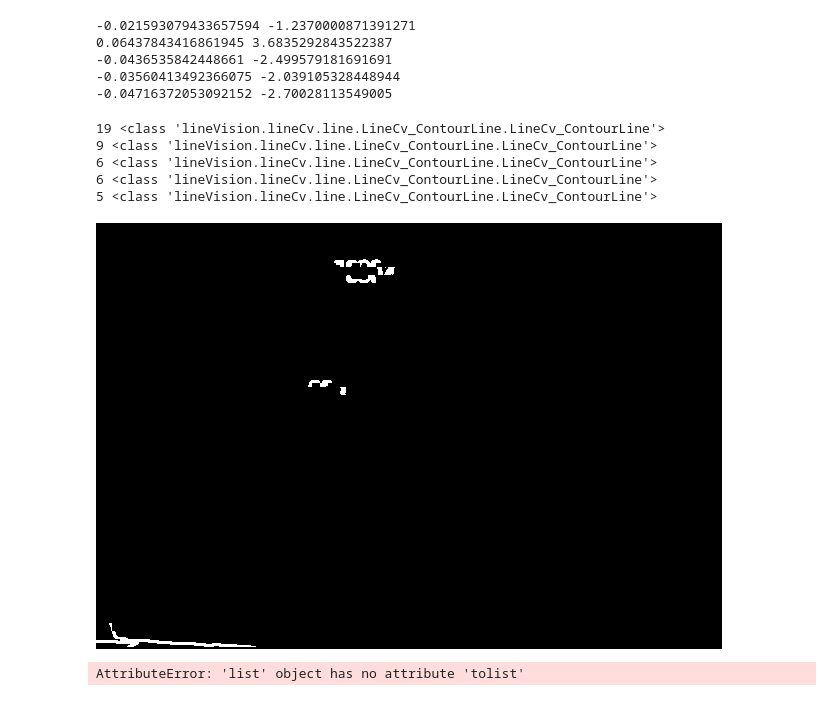
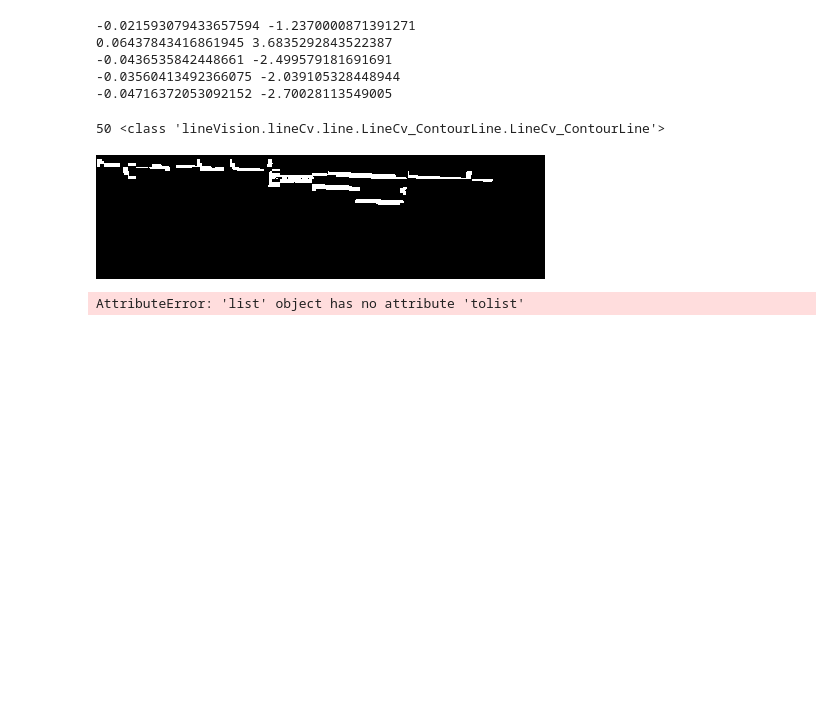
Before and after one commit to eliaweiss/MobileSAM, a Jupyter notebook: notebooks/TblDet4.ipynb, the cells around one changed output. Cells and saved outputs as stored; diff of their text form; code cells hidden in the pictures; blank space fills up the shorter version.

```diff
--- a/notebooks/TblDet4.ipynb
+++ b/notebooks/TblDet4.ipynb
@@ -29,8 +29,8 @@ file_list = ["/Users/eliaweiss/Documents/doc2txt/invoices 2/expense (6).jpeg",
               "/Users/eliaweiss/Documents/doc2txt/sihach/need fix/4e7d4235deff4ee2b72d886e12ad0bcf.jpg"]
 # %%
 import os
-folder = "/Users/eliaweiss/Documents/doc2txt/lineCv/1"
-# folder = "/Users/eliaweiss/Documents/doc2txt/sihach/Invoices/3/img3"
+# folder = "/Users/eliaweiss/Documents/doc2txt/lineCv/1"
+folder = "/Users/eliaweiss/Documents/doc2txt/sihach/Invoices/3/img3"
 file_list = os.listdir(folder)
 file_list = [file for file in file_list if
              ".jpg" in file
@@ -43,7 +43,7 @@ cc = 0
 while True:
     file_path = next(fileIter)
     cc+=1
-    if cc < 25:
+    if cc < 0:
         continue
     print(cc)
 
@@ -136,18 +136,14 @@ def applyLineSegment(mask, line, color=255):
             mask[bottom:top, left:right] = color
 # %%
 mask = np.zeros(alignTable_processor.cvProcessor.imgZv.hog_shape, np.uint8)
-for line in alignTable_processor.lines[:5]:
+for line in alignTable_processor.lines[1:2]:
     print(len(line), type(line.parentLine))
     applyLineSegment(mask, line, color=(255))
 
 Image.fromarray(mask)
 # %% [output]
-19 <class 'lineVision.lineCv.line.LineCv_ContourLine.LineCv_ContourLine'>
-9 <class 'lineVision.lineCv.line.LineCv_ContourLine.LineCv_ContourLine'>
-6 <class 'lineVision.lineCv.line.LineCv_ContourLine.LineCv_ContourLine'>
-6 <class 'lineVision.lineCv.line.LineCv_ContourLine.LineCv_ContourLine'>
-5 <class 'lineVision.lineCv.line.LineCv_ContourLine.LineCv_ContourLine'>
+50 <class 'lineVision.lineCv.line.LineCv_ContourLine.LineCv_ContourLine'>
-[figure, old version]
+[figure, new version]
 # %%
 # probas, boxes = tblDec.detectTables(img)
 
```
Also changed, not shown: parts of 2 cells of this notebook, 1 other file.
